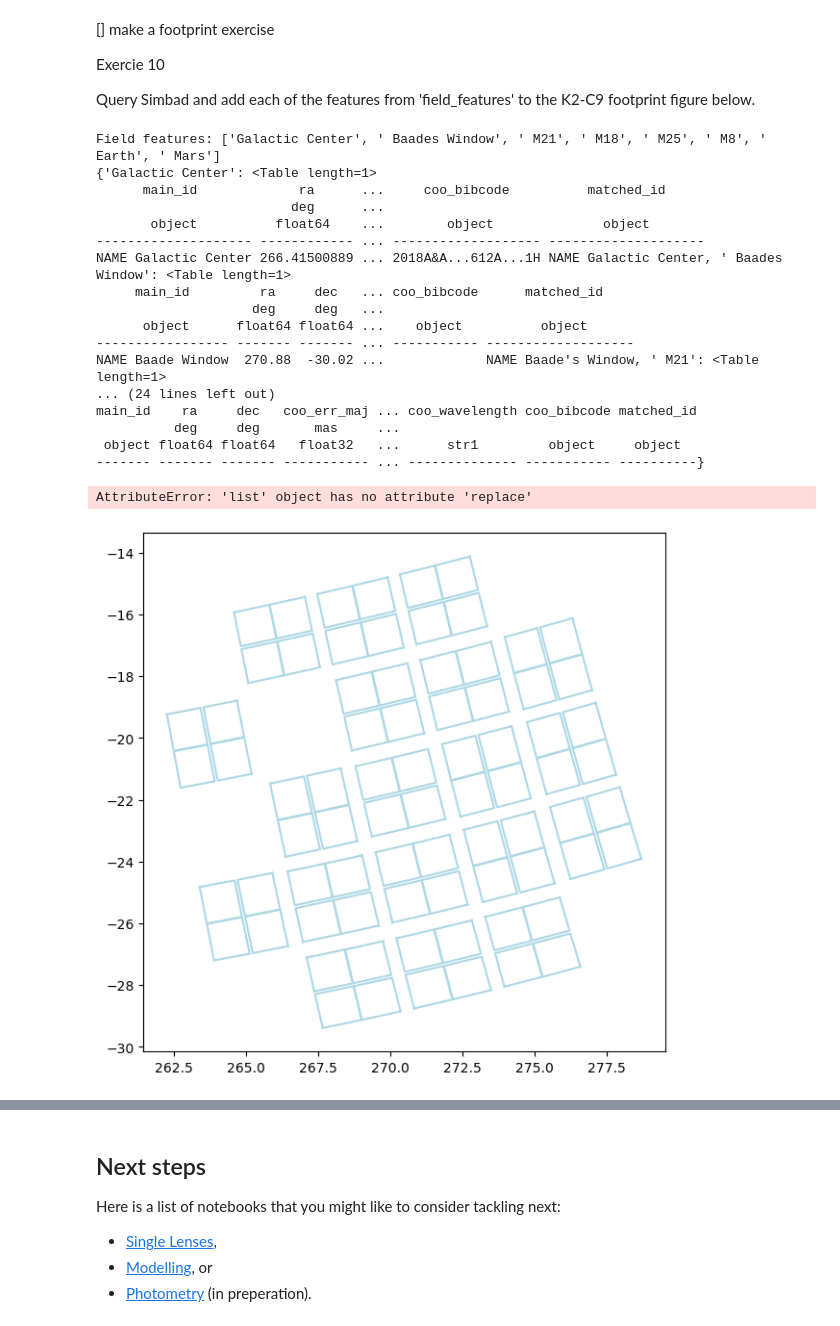
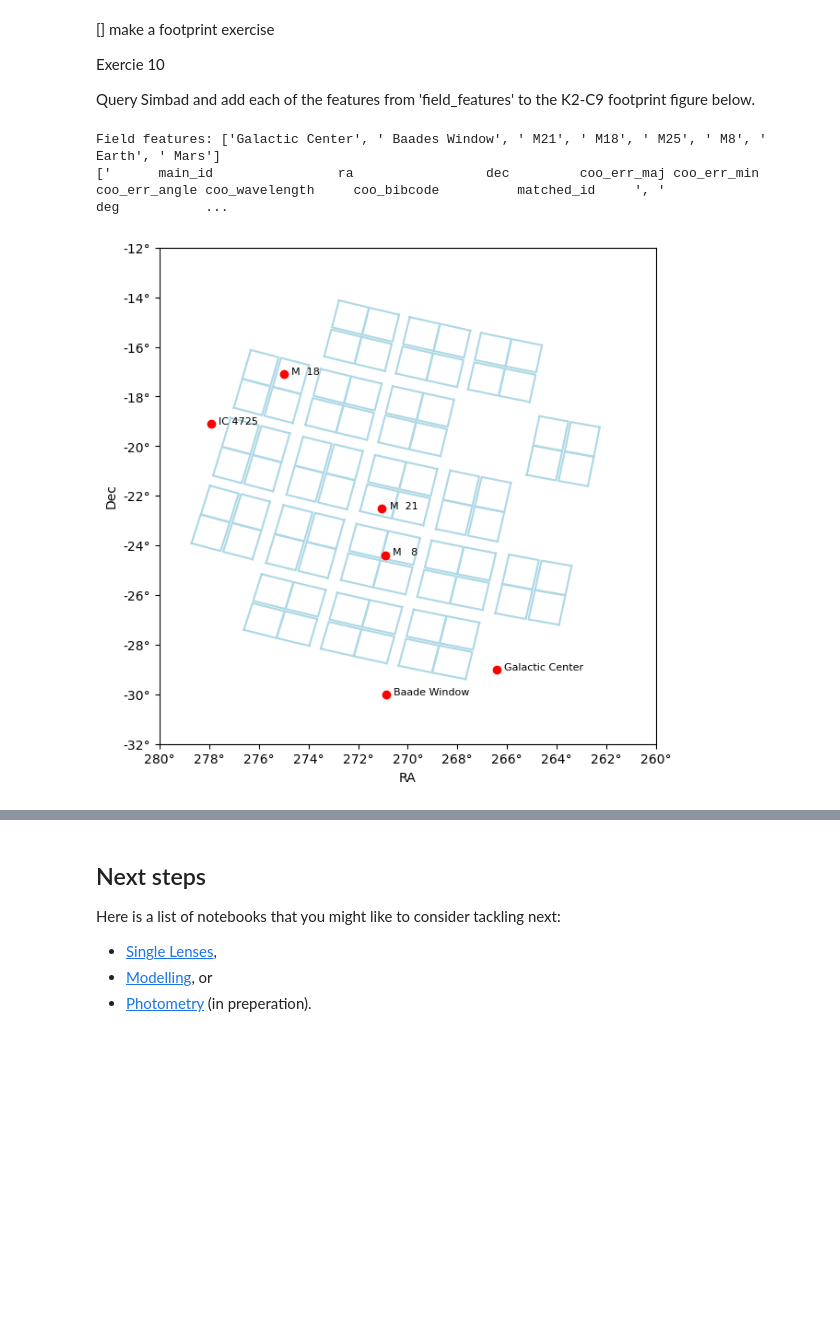
Before and after one commit to AmberLee2427/TheMicrolensersGuideToTheGalaxy, a Jupyter notebook: Notebooks/Eras.ipynb, the cells around one changed output, grey strips where cells are left out. Saved outputs shown, nothing was run; the diff lists cells and outputs as text; code cells hidden in the pictures; blank space fills up the shorter version.

```diff
--- a/Notebooks/Eras.ipynb
+++ b/Notebooks/Eras.ipynb
@@ -153,71 +151,78 @@ for feature in field_features:
         feature = feature[1:]
 print('Field features:', field_features)
 
-for i, feature in enumerate(field_features):
-    result_table = Simbad.query_object(feature)
+# # Query Simbad for valid features
+# simbad_results = {}
 
-    result_table
+# for feature in field_features:
+#     try:
+#         result_table = Simbad.query_object(feature)
+#         if result_table is not None:
+#             simbad_results[feature] = result_table
+#     except Exception as e:
+#         print(f"Skipping {feature}: {e}")
 
-# Query Simbad for valid features
-simbad_results = {}
+# print(simbad_results)
+
+from astropy.table import vstack
+
+# Collect results in a list
+table_list = []
 
 for feature in field_features:
-    try:
-        result_table = Simbad.query_object(feature)
-        if result_table is not None:
-            simbad_results[feature] = result_table
-    except Exception as e:
-        print(f"Skipping {feature}: {e}")
+    result_table = Simbad.query_object(feature)
+    if result_table is not None:
+        table_list.append(result_table)
 
-print(simbad_results)
+# Stack all individual tables into one big table
+if table_list:
+    combined_table = vstack(table_list)
+    print(combined_table.pformat_all())
+else:
+    print("No valid Simbad results found.")
 
 ######################
 # Your code goes here
+# Extract RA and Dec for plotting (convert to floats, ignoring None values)
+simbad_ra = np.array([float(row["ra"]) for row in combined_table if row["ra"] is not None])
+simbad_dec = np.array([float(row["dec"]) for row in combined_table if row["dec"] is not None])
+simbad_names = [row["main_id"] for row in combined_table if row["main_id"] is not None]
+
+# Plot the Simbad objects on top
+plt.scatter(simbad_ra, simbad_dec, color='red', marker='o', label="Simbad Objects", zorder=2)
+
+# Add labels for each object
+for ra, dec, name in zip(simbad_ra, simbad_dec, simbad_names):
+    plt.text(ra-0.3, dec, name.replace("NAME ", ""), fontsize=8, ha="left", color="black")
 ######################
 
 # Plot stuff
 
 # flip the x-axis
 ax = plt.gca()
 xlim = ax.get_xlim()
 ylim = ax.get_ylim()
 ax.set_xlim(xlim[::-1])
 ax.set_ylim(ylim)
 
 # Customize tick labels
 xticklims = [np.floor(xlim[0]/2)*2, np.ceil(xlim[1]/2)*2]  # Round to nearest even number
 yticklims = [np.floor(ylim[0]/2)*2, np.ceil(ylim[1]/2)*2]
 xticks = np.linspace(xticklims[0], xticklims[1], int((xticklims[1] - xticklims[0])/2 + 1), dtype=int)
 yticks = np.linspace(yticklims[0], yticklims[1], int((yticklims[1] - yticklims[0])/2 + 1), dtype=int)
 xtick_labels = [f"{tick}°" for tick in xticks]  # Add degree symbol to labels
 ytick_labels = [f"{tick}°" for tick in yticks]
 plt.xticks(xticks, xtick_labels)
 plt.yticks(yticks, ytick_labels)
 
 plt.ylabel('Dec')
 plt.xlabel('RA')
 ax.set_aspect('equal')
 plt.show()
 # %% [output]
 Field features: ['Galactic Center', ' Baades Window', ' M21', ' M18', ' M25', ' M8', ' Earth', ' Mars']
-{'Galactic Center': <Table length=1>
-      main_id             ra      ...     coo_bibcode          matched_id
-                         deg      ...
-       object          float64    ...        object              object
--------------------- ------------ ... ------------------- --------------------
-NAME Galactic Center 266.41500889 ... 2018A&A...612A...1H NAME Galactic Center, ' Baades Window': <Table length=1>
-     main_id         ra     dec   ... coo_bibcode      matched_id
-                    deg     deg   ...
-      object      float64 float64 ...    object          object
------------------ ------- ------- ... ----------- -------------------
-NAME Baade Window  270.88  -30.02 ...             NAME Baade's Window, ' M21': <Table length=1>
-... (24 lines left out)
-main_id    ra     dec   coo_err_maj ... coo_wavelength coo_bibcode matched_id
-          deg     deg       mas     ...
- object float64 float64   float32   ...      str1         object     object
-------- ------- ------- ----------- ... -------------- ----------- ----------}
+['      main_id                ra                 dec         coo_err_maj coo_err_min coo_err_angle coo_wavelength     coo_bibcode          matched_id     ', '                            deg           ...
-AttributeError: 'list' object has no attribute 'replace'
-[figure, old version]
+[figure, new version]
 # %% [markdown]
 The approach to *Kepler* observations was to maintain surveying of specific fields, K2 C9, which overlapped the Galactic bulge. The ground surveys instead changed their own observing strategies to compliment the *Kepler* survey, creating the K2 C9 microlensing superstamp, which was covered by both ground and space observatories [(Kim et al., 2018)](https://doi.org/10.3847/1538-3881/aab76c). K2 C9 had specific sensitivity to FFPs and other very short timescale events, which would often be over before they could be targeted by *Spitzer*. Knowing this would be the case, a goal of this campaign was to capitalise on this specific sensitivity. Some major results from this campaign include:
 
```
Also changed, not shown: parts of 4 cells of this notebook, 1 other file.
